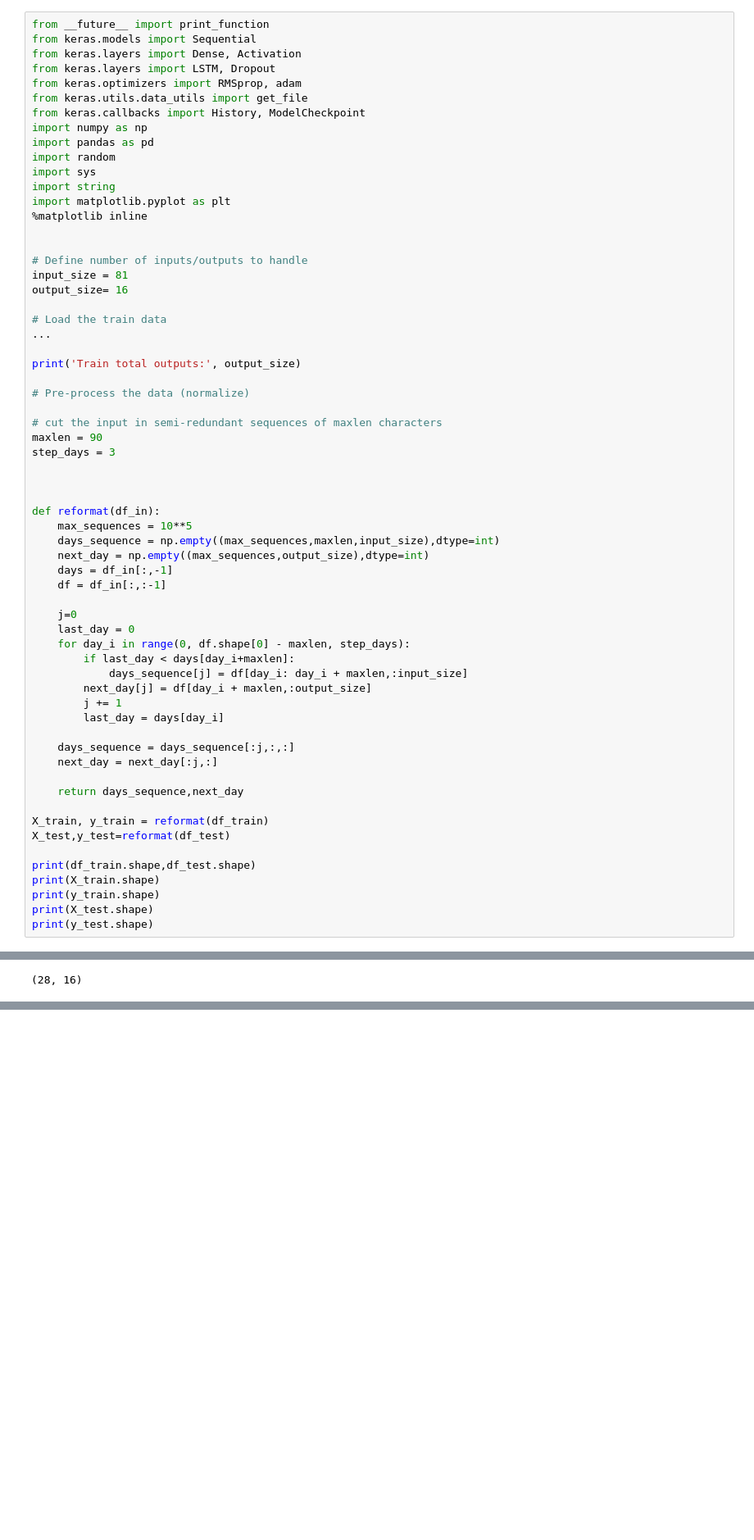
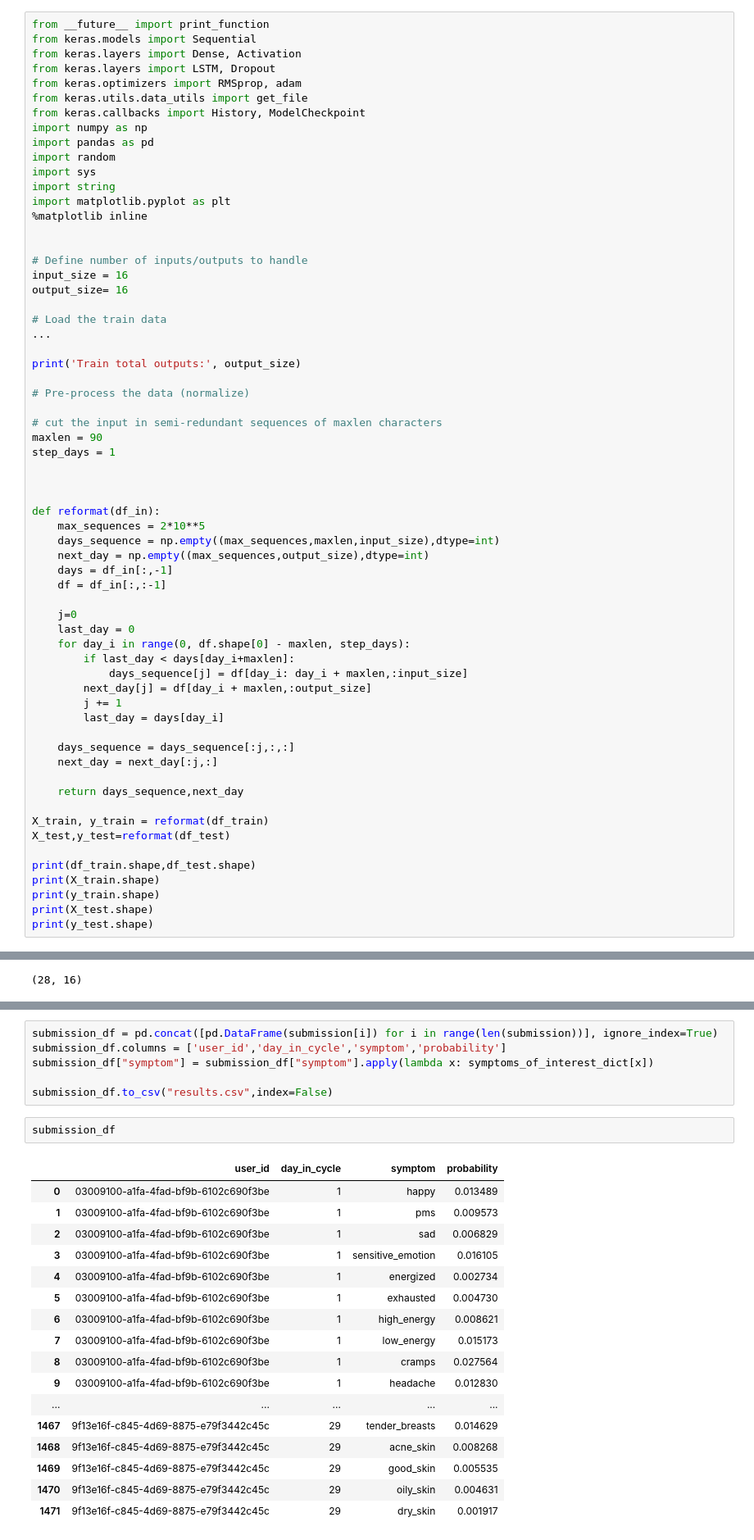
Before and after one commit to felipeam86/clue_hackathon_code, a Jupyter notebook: notebooks/lstm.ipynb, the cells around one changed output, grey strips where cells are left out. Shown: that part at 82% size. Saved outputs shown, nothing was run; the diff lists cells and outputs as text; blank space fills up the shorter version.

```diff
--- a/notebooks/lstm.ipynb
+++ b/notebooks/lstm.ipynb
@@ -67,7 +67,7 @@ import matplotlib.pyplot as plt
 
 
 # Define number of inputs/outputs to handle
-input_size = 81
+input_size = 16
 output_size= 16
 
 # Load the train data
@@ -79,12 +79,12 @@ print('Train total outputs:', output_size)
 
 # cut the input in semi-redundant sequences of maxlen characters
 maxlen = 90
-step_days = 3
+step_days = 1
 
 
 
 def reformat(df_in):
-    max_sequences = 10**5
+    max_sequences = 2*10**5
     days_sequence = np.empty((max_sequences,maxlen,input_size),dtype=int)
     next_day = np.empty((max_sequences,output_size),dtype=int)
     days = df_in[:,-1]
@@ -333,0 +365,26 @@ for woman in cycle0:
+# %%
+submission_df = pd.concat([pd.DataFrame(submission[i]) for i in range(len(submission))], ignore_index=True)
+submission_df.columns = ['user_id','day_in_cycle','symptom','probability']
+submission_df["symptom"] = submission_df["symptom"].apply(lambda x: symptoms_of_interest_dict[x])
+
+submission_df.to_csv("results.csv",index=False)
+# %%
+submission_df
+# %% [output]
+|  | user_id | day_in_cycle | symptom | probability |
+| 0 | 03009100-a1fa-4fad-bf9b-6102c690f3be | 1 | happy | 0.013489 |
+| 1 | 03009100-a1fa-4fad-bf9b-6102c690f3be | 1 | pms | 0.009573 |
+| 2 | 03009100-a1fa-4fad-bf9b-6102c690f3be | 1 | sad | 0.006829 |
+| 3 | 03009100-a1fa-4fad-bf9b-6102c690f3be | 1 | sensitive_emotion | 0.016105 |
+| 4 | 03009100-a1fa-4fad-bf9b-6102c690f3be | 1 | energized | 0.002734 |
+| 5 | 03009100-a1fa-4fad-bf9b-6102c690f3be | 1 | exhausted | 0.004730 |
+| 6 | 03009100-a1fa-4fad-bf9b-6102c690f3be | 1 | high_energy | 0.008621 |
+| 7 | 03009100-a1fa-4fad-bf9b-6102c690f3be | 1 | low_energy | 0.015173 |
+| 8 | 03009100-a1fa-4fad-bf9b-6102c690f3be | 1 | cramps | 0.027564 |
+| 9 | 03009100-a1fa-4fad-bf9b-6102c690f3be | 1 | headache | 0.012830 |
+| ... | ... | ... | ... | ... |
+| 1467 | 9f13e16f-c845-4d69-8875-e79f3442c45c | 29 | tender_breasts | 0.014629 |
+| 1468 | 9f13e16f-c845-4d69-8875-e79f3442c45c | 29 | acne_skin | 0.008268 |
+| 1469 | 9f13e16f-c845-4d69-8875-e79f3442c45c | 29 | good_skin | 0.005535 |
+| 1470 | 9f13e16f-c845-4d69-8875-e79f3442c45c | 29 | oily_skin | 0.004631 |
+| 1471 | 9f13e16f-c845-4d69-8875-e79f3442c45c | 29 | dry_skin | 0.001917 |
```
Also changed, not shown: parts of 6 cells of this notebook, 4 other files.
